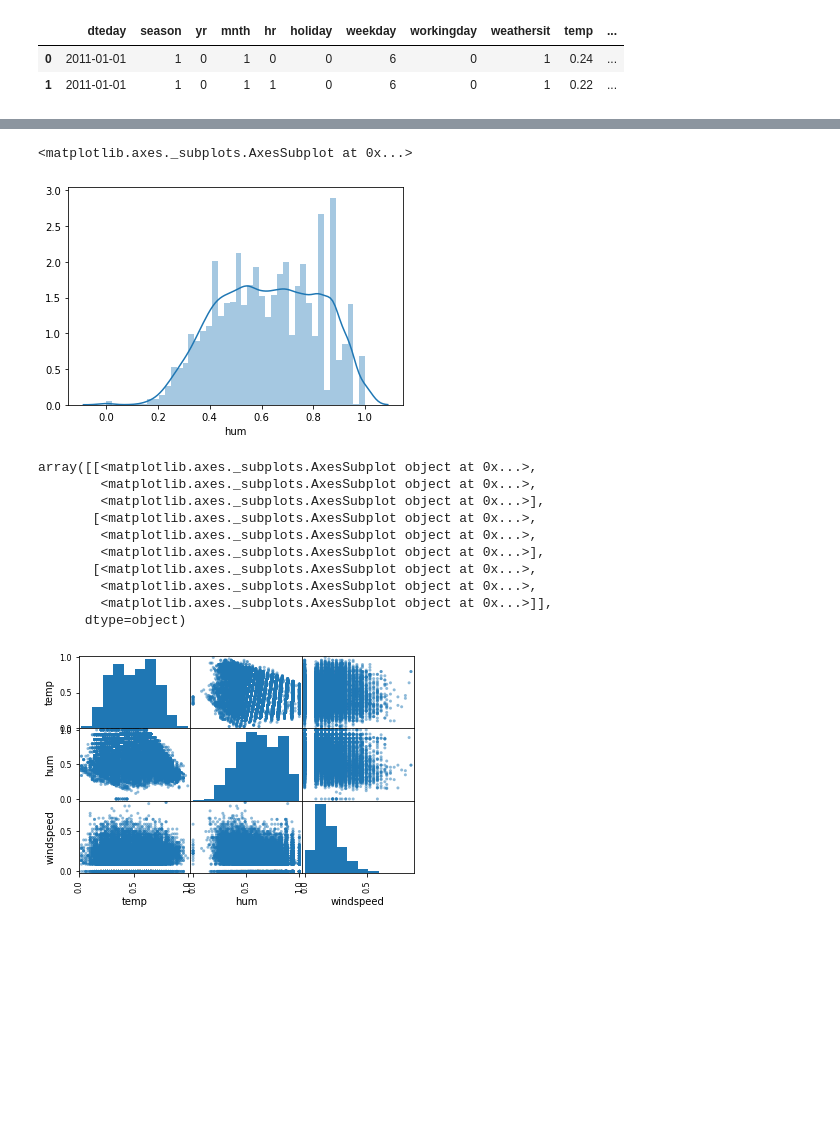
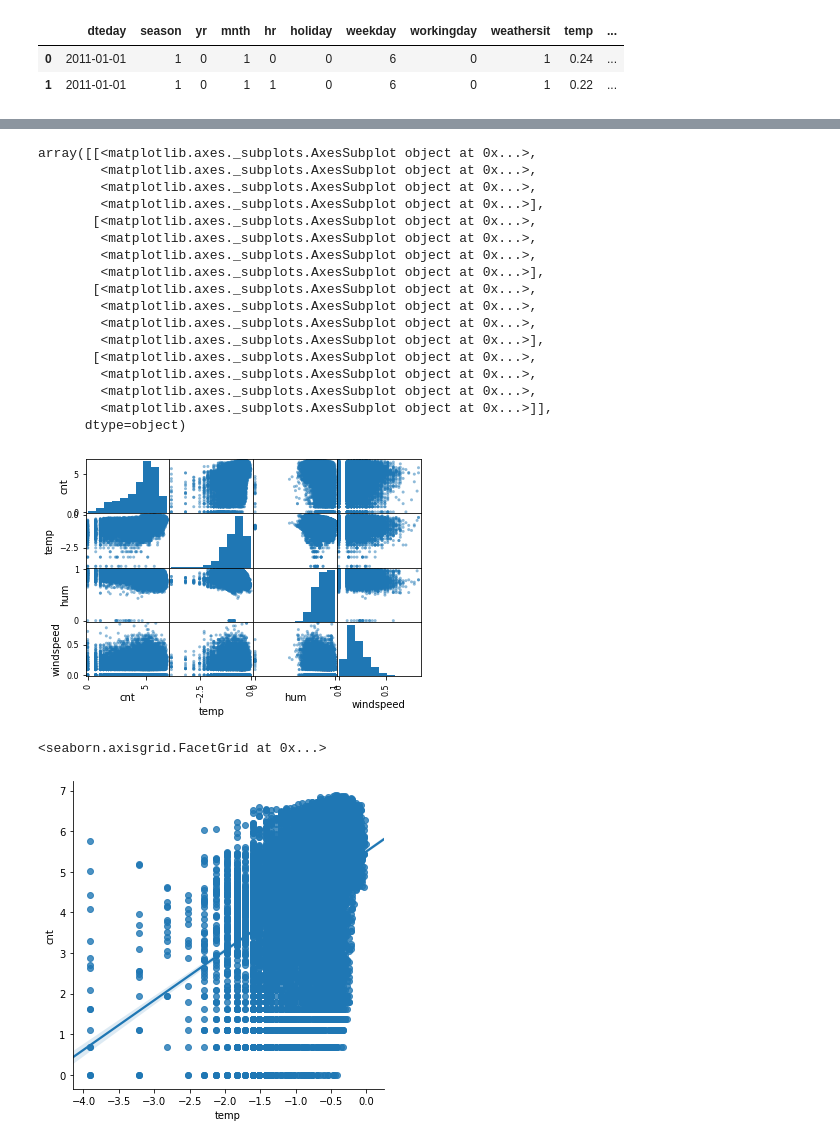
Before and after one commit to mzhou356/bike-sharing-regression, a Jupyter notebook: biking-sharing-eda.ipynb, the cells around one changed output, grey strips where cells are left out. Saved outputs shown, nothing was run; the diff lists cells and outputs as text; code cells hidden in the pictures; blank space fills up the shorter version.

```diff
--- a/biking-sharing-eda.ipynb
+++ b/biking-sharing-eda.ipynb
@@ -110,0 +114,4 @@ Index(['dteday', 'temp', 'atemp', 'hum', 'windspeed', 'casual', 'registered',
+# %%
+props_users = convert_to_prop(bikes_df, ['casual','registered','cnt'])
+props_users.describe()
+# if casual user is more than average, we will say more casual users than usual
@@ -110,0 +128,8 @@ Index(['dteday', 'temp', 'atemp', 'hum', 'windspeed', 'casual', 'registered',
+# %%
+# create a binary outcome col for logistic regression
+# cut off is at 0.2 then above average casual user
+# 0 is no and 1 is yes
+bikes_df['above_avg_casual'] = np.where(props_users.casual > 0.2, 1,0)
+# binary target
+bikes_df.above_avg_casual.value_counts()
+# an imbalance in class so we will play with sampling when perform logistic regression
@@ -111 +140,4 @@ Index(['dteday', 'temp', 'atemp', 'hum', 'windspeed', 'casual', 'registered',
+# %%
+# drop casual and registered colnames
+bikes_df.drop(columns=['casual','registered'], inplace = True)
 # %%
@@ -218,5 +238,0 @@ array([[<matplotlib.axes._subplots.AxesSubplot object at 0x...>,
-# %%
-sns.distplot(bikes_df['hum'])
-# %% [output]
-<matplotlib.axes._subplots.AxesSubplot at 0x...>
-[figure, removed]
@@ -223,14 +286,28 @@ sns.distplot(bikes_df['hum'])
+# %%
+# final transformation
+# logscale target cnt and temp
+bikes_df['cnt'] = np.log(bikes_df.cnt)
+bikes_df['temp'] = np.log(bikes_df.temp)
+# cubic root hum
+bikes_df['hum'] = np.power(bikes_df.hum,1/3)
 # %%
-pd.plotting.scatter_matrix(bikes_df[['temp','hum','windspeed']])
+pd.plotting.scatter_matrix(bikes_df[['cnt','temp','hum','windspeed']])
 # %% [output]
 array([[<matplotlib.axes._subplots.AxesSubplot object at 0x...>,
+        <matplotlib.axes._subplots.AxesSubplot object at 0x...>,
         <matplotlib.axes._subplots.AxesSubplot object at 0x...>,
         <matplotlib.axes._subplots.AxesSubplot object at 0x...>],
        [<matplotlib.axes._subplots.AxesSubplot object at 0x...>,
         <matplotlib.axes._subplots.AxesSubplot object at 0x...>,
+        <matplotlib.axes._subplots.AxesSubplot object at 0x...>,
         <matplotlib.axes._subplots.AxesSubplot object at 0x...>],
        [<matplotlib.axes._subplots.AxesSubplot object at 0x...>,
         <matplotlib.axes._subplots.AxesSubplot object at 0x...>,
+        <matplotlib.axes._subplots.AxesSubplot object at 0x...>,
+        <matplotlib.axes._subplots.AxesSubplot object at 0x...>],
+       [<matplotlib.axes._subplots.AxesSubplot object at 0x...>,
+        <matplotlib.axes._subplots.AxesSubplot object at 0x...>,
+        <matplotlib.axes._subplots.AxesSubplot object at 0x...>,
         <matplotlib.axes._subplots.AxesSubplot object at 0x...>]],
       dtype=object)
-[figure, old version]
+[figure, new version]
@@ -239,0 +314,5 @@ bikes_df.to_pickle('bikes_df.pkl')
+# %%
+sns.lmplot('temp', 'cnt', data = bikes_df)
+# %% [output]
+<seaborn.axisgrid.FacetGrid at 0x...>
+[figure, added]
```
Also changed, not shown: parts of 20 cells of this notebook, 3 other files.
